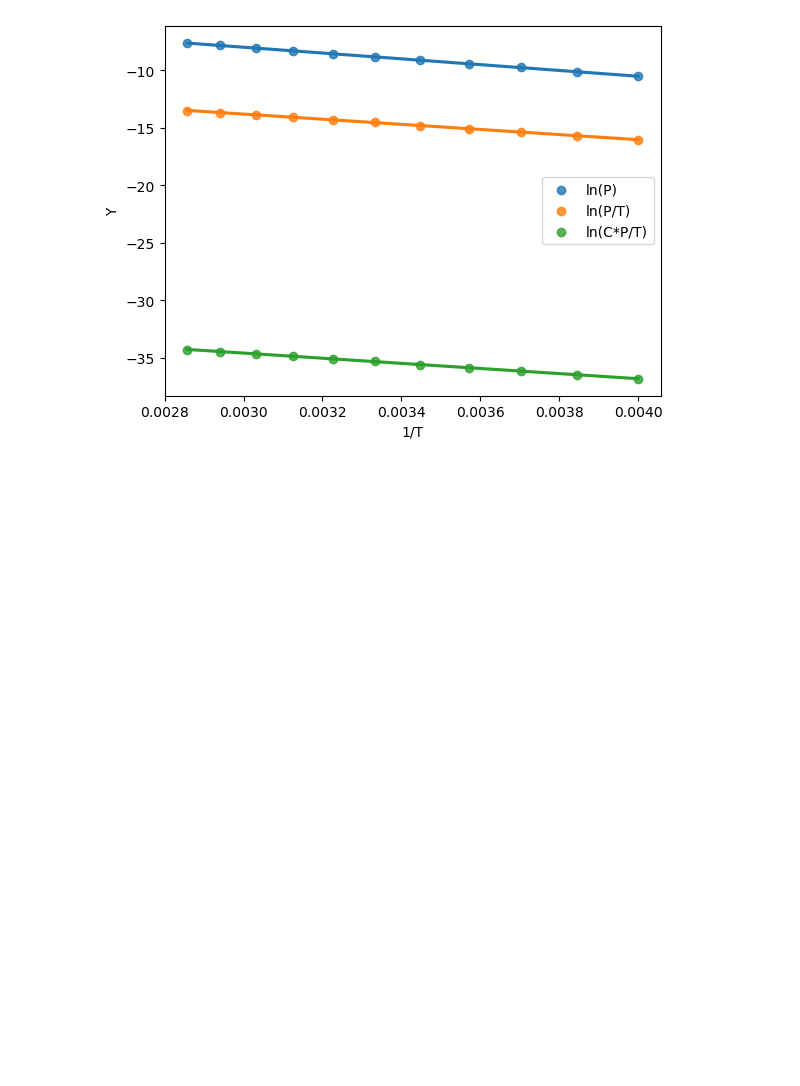
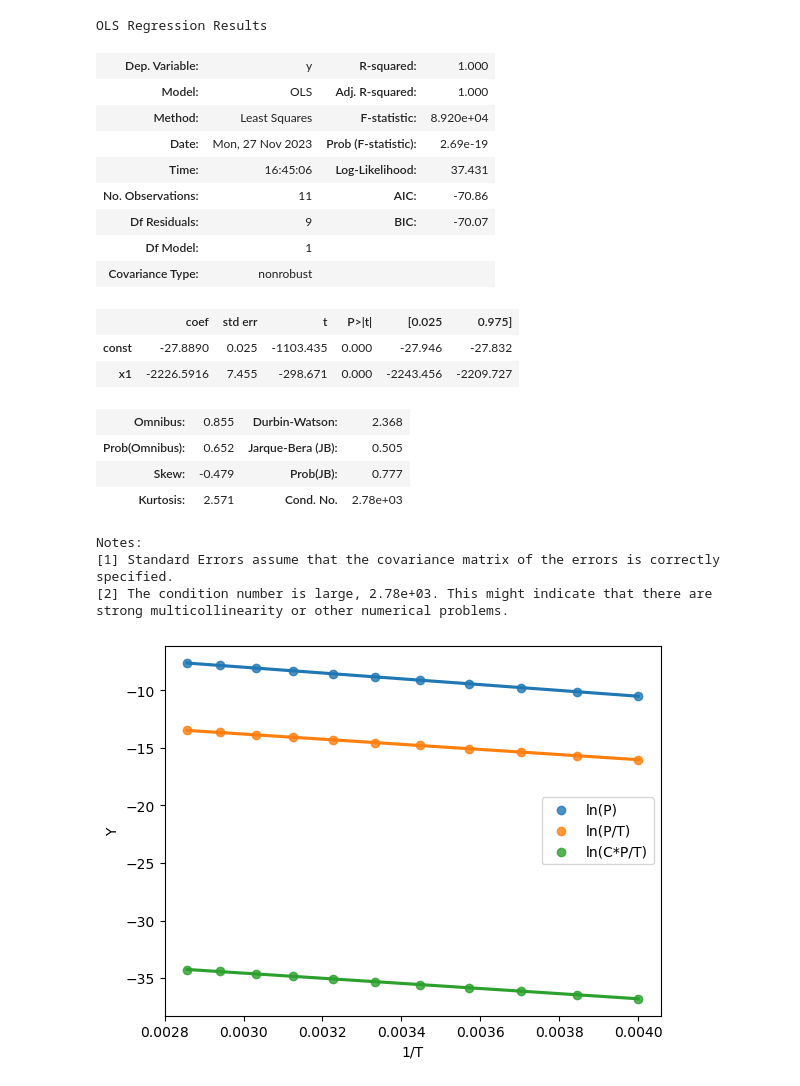
Before and after one commit to schwinns/eyring_model, a Jupyter notebook: testing_notebooks/testing_Arrhenius_barriers.ipynb, the cells around one changed output. Drawn from its saved outputs; the diff is of its cells as text; code cells hidden in the pictures; blank space fills up the shorter version.

```diff
--- a/testing_notebooks/testing_Arrhenius_barriers.ipynb
+++ b/testing_notebooks/testing_Arrhenius_barriers.ipynb
@@ -96,4 +170,28 @@ Arrhenius prefactor, ln(A): -27.89 +/- 0.05 A/s
 Prediction for 305 K: -35.19
+# %%
+results3.summary()
+# %% [output]
+OLS Regression Results
+| Dep. Variable: | y | R-squared: | 1.000 |
+| Model: | OLS | Adj. R-squared: | 1.000 |
+| Method: | Least Squares | F-statistic: | 8.920e+04 |
+| Date: | Mon, 27 Nov 2023 | Prob (F-statistic): | 2.69e-19 |
+| Time: | 16:45:06 | Log-Likelihood: | 37.431 |
+| No. Observations: | 11 | AIC: | -70.86 |
+| Df Residuals: | 9 | BIC: | -70.07 |
+| Df Model: | 1 |  |  |
+| Covariance Type: | nonrobust |  |  |
+|  | coef | std err | t | P>|t| | [0.025 | 0.975] |
+| const | -27.8890 | 0.025 | -1103.435 | 0.000 | -27.946 | -27.832 |
+| x1 | -2226.5916 | 7.455 | -298.671 | 0.000 | -2243.456 | -2209.727 |
+| Omnibus: | 0.855 | Durbin-Watson: | 2.368 |
+| Prob(Omnibus): | 0.652 | Jarque-Bera (JB): | 0.505 |
+| Skew: | -0.479 | Prob(JB): | 0.777 |
+| Kurtosis: | 2.571 | Cond. No. | 2.78e+03 |
+Notes:
+[1] Standard Errors assume that the covariance matrix of the errors is correctly specified.
+[2] The condition number is large, 2.78e+03. This might indicate that there are
+strong multicollinearity or other numerical problems.
 # %%
 # plot linear fits
 df = pd.DataFrame()
```
Also changed, not shown: parts of 23 cells of this notebook, 2 other files.
